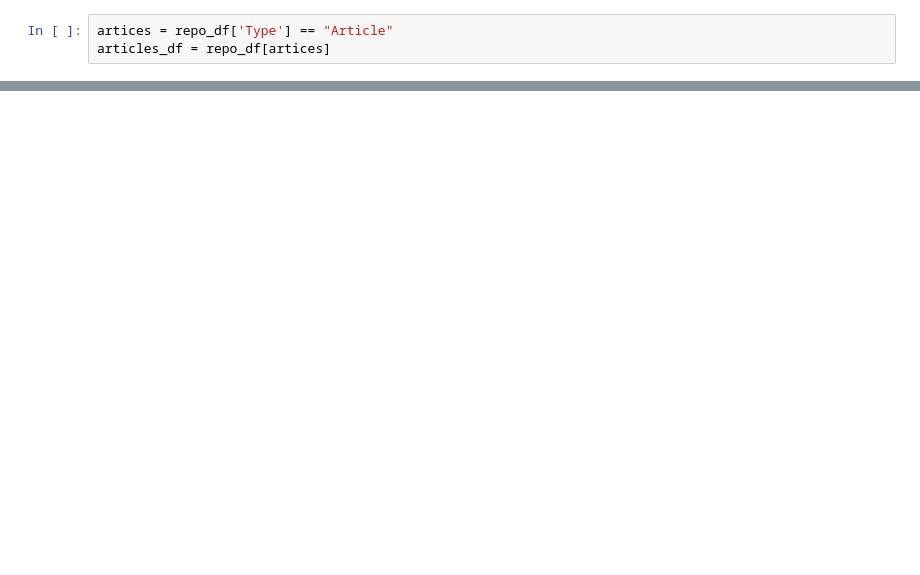
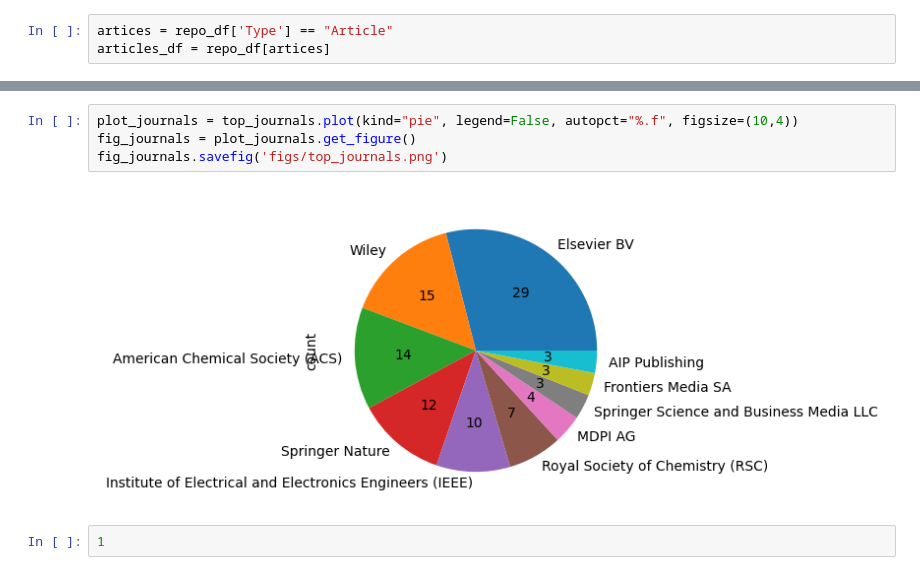
Before and after one commit to kaust-library/RepoDataset, a Jupyter notebook: repodataset.ipynb, the cells around one changed output, grey strips where cells are left out. Saved outputs shown, nothing was run; the diff lists cells and outputs as text; blank space fills up the shorter version.

```diff
--- a/repodataset.ipynb
+++ b/repodataset.ipynb
@@ -64 +67,9 @@ Oxford University Press (OUP)                                5
 Name: count, dtype: int64
+# %%
+plot_journals = top_journals.plot(kind="pie", legend=False, autopct="%.f", figsize=(10,4))
+fig_journals = plot_journals.get_figure()
+fig_journals.savefig('figs/top_journals.png')
+# %% [output]
+[figure, added]
+# %%
+1
```
Also changed, not shown: parts of 11 cells of this notebook.
